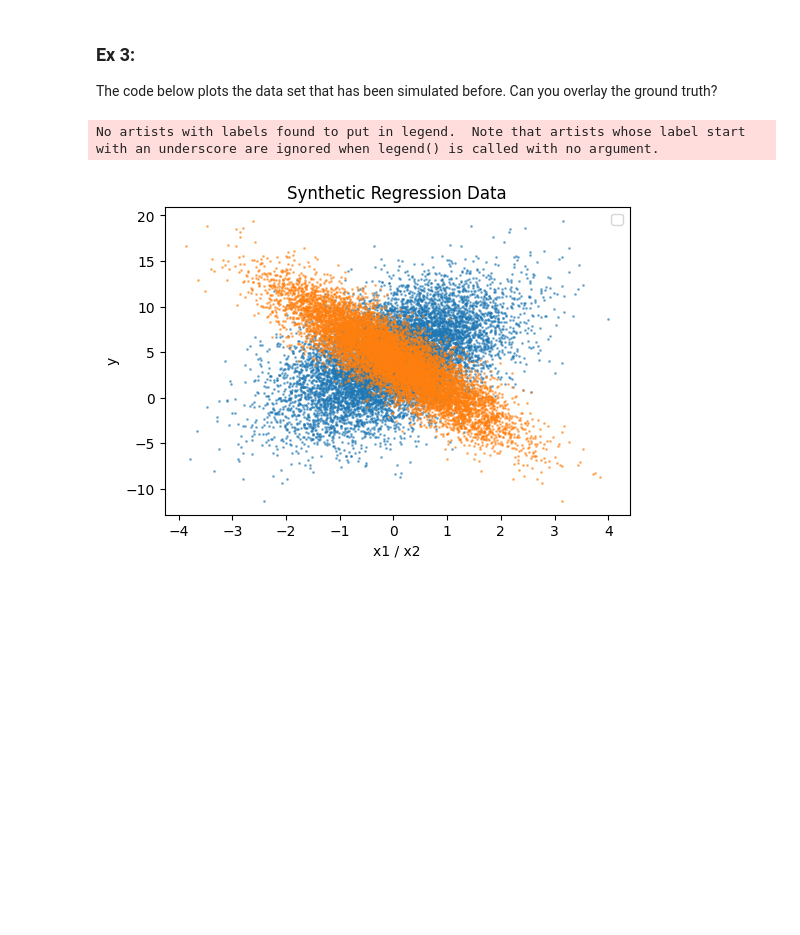
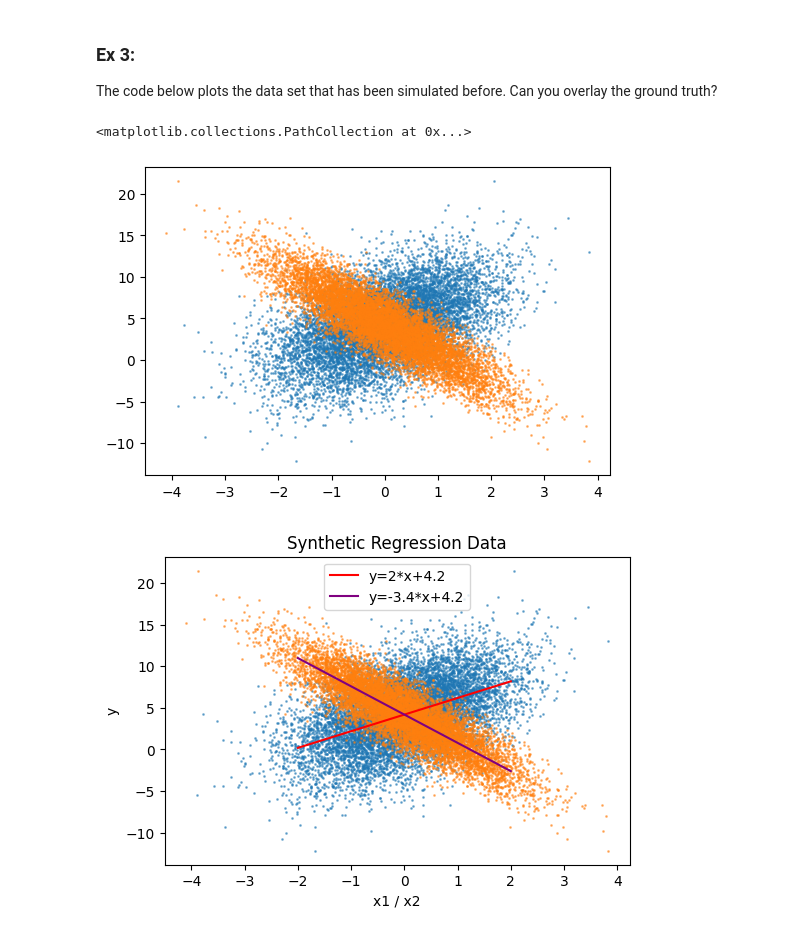
Before and after one commit to joelizstan/P-A_ML_Fall2025, a Jupyter notebook: Notebooks/6_Module_DataModule_Training.ipynb, the cells around one changed output. Cells and saved outputs as stored; diff of their text form; code cells hidden in the pictures; blank space fills up the shorter version.

```diff
--- a/Notebooks/6_Module_DataModule_Training.ipynb
+++ b/Notebooks/6_Module_DataModule_Training.ipynb
@@ -313,14 +313,27 @@ plt.scatter(data.X[:, 0].detach().numpy(), data.y.detach().numpy(),
             1, color='C0', alpha=0.5)
 plt.scatter(data.X[:, 1].detach().numpy(), data.y.detach().numpy(),
             1, color='C1', alpha=0.5)
-# Hint: create and X array and the function y = 2*x + 4.2 and -3.4*x + 4.2 to plot the ground truth
-# ...
-
-plt.legend()
-plt.xlabel('x1 / x2')
-plt.ylabel('y')
-plt.title('Synthetic Regression Data')
-plt.show()
 # %% [output]
-No artists with labels found to put in legend.  Note that artists whose label start with an underscore are ignored when legend() is called with no argument.
+<matplotlib.collections.PathCollection at 0x...>
-[figure, old version]
+[figure, new version]
+# %%
+plt.figure(figsize=(6, 4))
+plt.scatter(data.X[:, 0].detach().numpy(), data.y.detach().numpy(),
+            1, color='C0', alpha=0.5)
+plt.scatter(data.X[:, 1].detach().numpy(), data.y.detach().numpy(),
+            1, color='C1', alpha=0.5)
+
+x_vals = np.linspace(-2, 2, 100)
+y1 = 2 * x_vals + 4.2
+y2 = -3.4 * x_vals + 4.2
+
+plt.plot(x_vals, y1, color = 'red', label='y=2*x+4.2')
+plt.plot(x_vals, y2, color = 'purple', label='y=-3.4*x+4.2')
+
+plt.legend()
+plt.xlabel('x1 / x2')
+plt.ylabel('y')
+plt.title('Synthetic Regression Data')
+plt.show()
+# %% [output]
+[figure, added]
```
Also changed, not shown: parts of 1 cell of this notebook.
